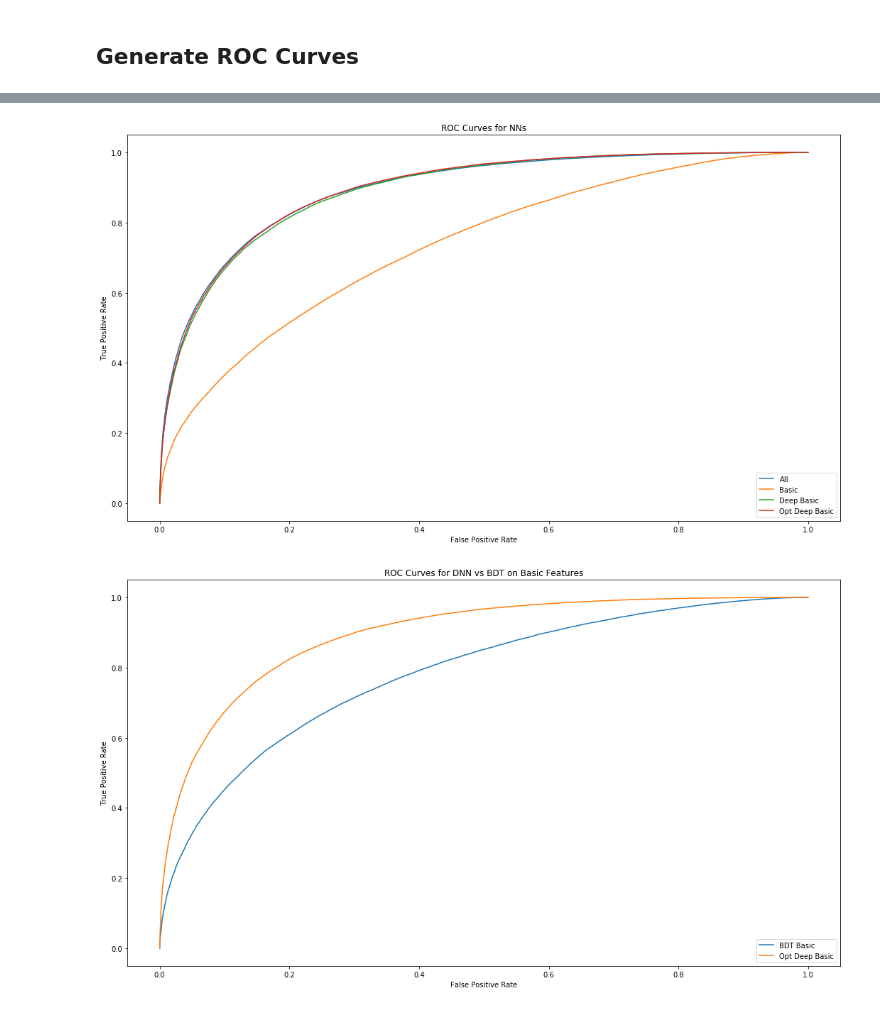
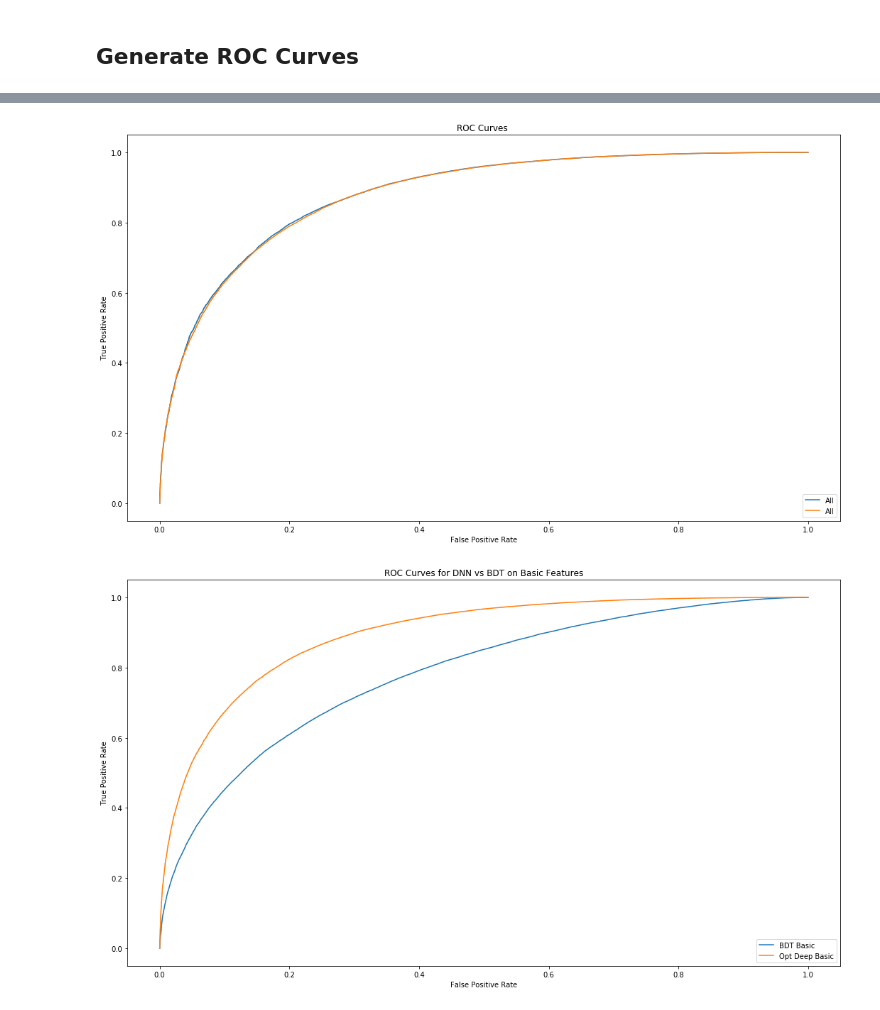
Before and after one commit to mdkdrnevich/DeepHadTopTagger, a Jupyter notebook: model_analysis.ipynb, the cells around one changed output, grey strips where cells are left out. Saved outputs shown, nothing was run; the diff lists cells and outputs as text; code cells hidden in the pictures.

```diff
--- a/model_analysis.ipynb
+++ b/model_analysis.ipynb
@@ -45,8 +57,8 @@ bdt5_decision = bdt5.decision_function(test5_X)
 bdt_basic_predicted = bdt_basic.predict(raw_test_X)
 bdt_basic_decision = bdt_basic.decision_function(raw_test_X)
 # %%
-X, y = testset[:]
+X, y = bkgd_testset2[:]
 X = Variable(X).float()
 # %%
-discriminant = net(X).data
-predicted = th.round(discriminant).long()
+bkgd_discriminant2 = net(X).data
+bkgd_predicted2 = th.round(bkgd_discriminant2).long()
@@ -121,18 +133,12 @@ overlay_roc_curves([{'discriminant': bdt_decision,
-# %%
-overlay_roc_curves([{'discriminant': discriminant,
-                    'targets': np_nn_testy,
-                    'label': "All"},
-                    {'discriminant': raw_discriminant,
-                     'targets': np_raw_nn_testy,
-                     'label': "Basic"},
-                    {'discriminant': deep_discriminant,
-                     'targets': np_raw_nn_testy,
-                     'label': "Deep Basic"},
-                   {'discriminant': deep_reg_discriminant,
-                     'targets': np_raw_nn_testy,
-                     'label': "Opt Deep Basic"}], title="NNs")
-# %% [output]
-[figure, removed]
+# %%
+overlay_roc_curves([{'discriminant': bkgd_discriminant2,
+                    'targets': bkgd_testset2[:][1].numpy(),
+                    'label': "All"},
+                   {'discriminant': train_discriminant,
+                    'targets': trainset[:][1].numpy(),
+                    'label': "All"}])
+# %% [output]
+[figure, added]
 # %%
 overlay_roc_curves([{'discriminant': bdt_basic_decision,
                     'targets': raw_test_y,
```
Also changed, not shown: parts of 14 cells of this notebook, 2 other files.
